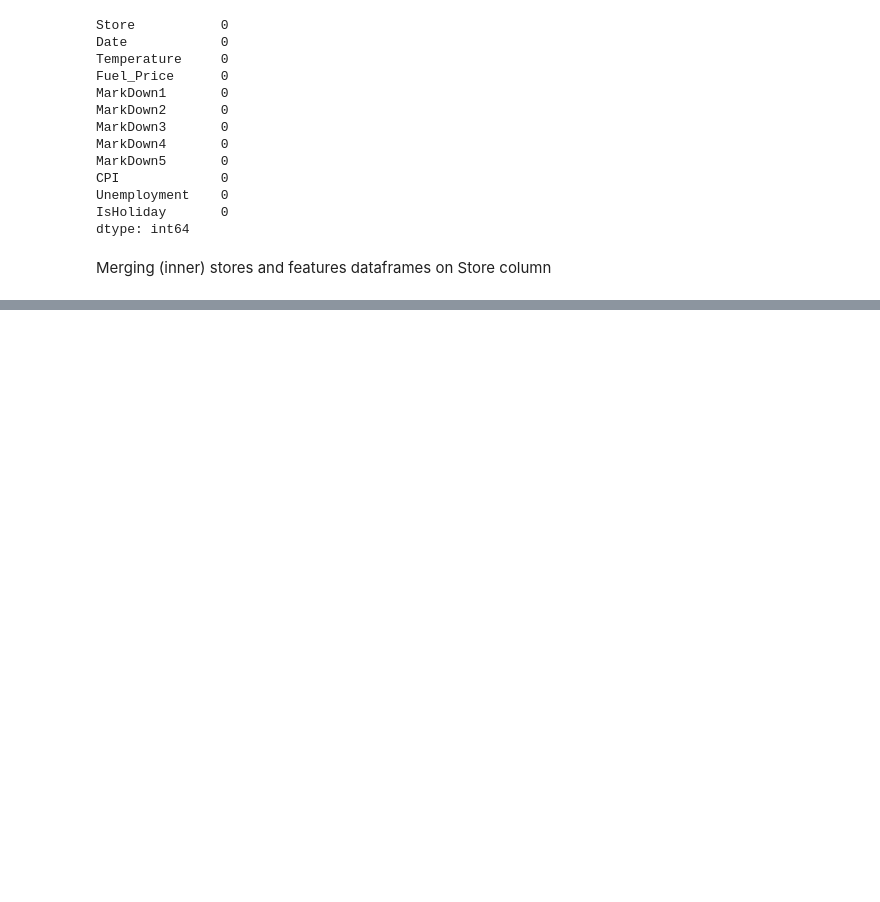
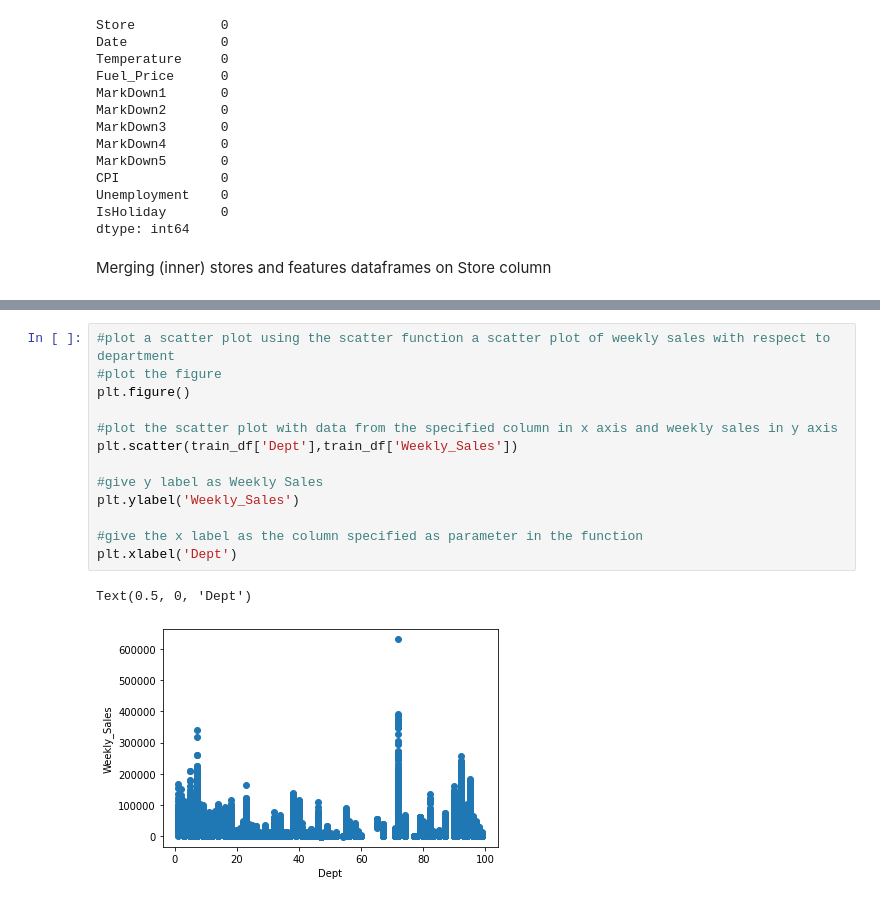
Before and after one commit to aana0308/Walmart-Sales-Prediction, a Jupyter notebook: notebooks/Data Cleaning.ipynb, the cells around one changed output, grey strips where cells are left out. Drawn from its saved outputs; the diff is of its cells as text; blank space fills up the shorter version.

```diff
--- a/notebooks/Data Cleaning.ipynb
+++ b/notebooks/Data Cleaning.ipynb
@@ -299,0 +364,16 @@ merge_df.describe()
+# %%
+#plot a scatter plot using the scatter function a scatter plot of weekly sales with respect to department
+#plot the figure
+plt.figure()
+
+#plot the scatter plot with data from the specified column in x axis and weekly sales in y axis
+plt.scatter(train_df['Dept'],train_df['Weekly_Sales'])
+
+#give y label as Weekly Sales
+plt.ylabel('Weekly_Sales')
+
+#give the x label as the column specified as parameter in the function
+plt.xlabel('Dept')
+# %% [output]
+Text(0.5, 0, 'Dept')
+[figure, added]
```
Also changed, not shown: parts of 29 cells of this notebook.
